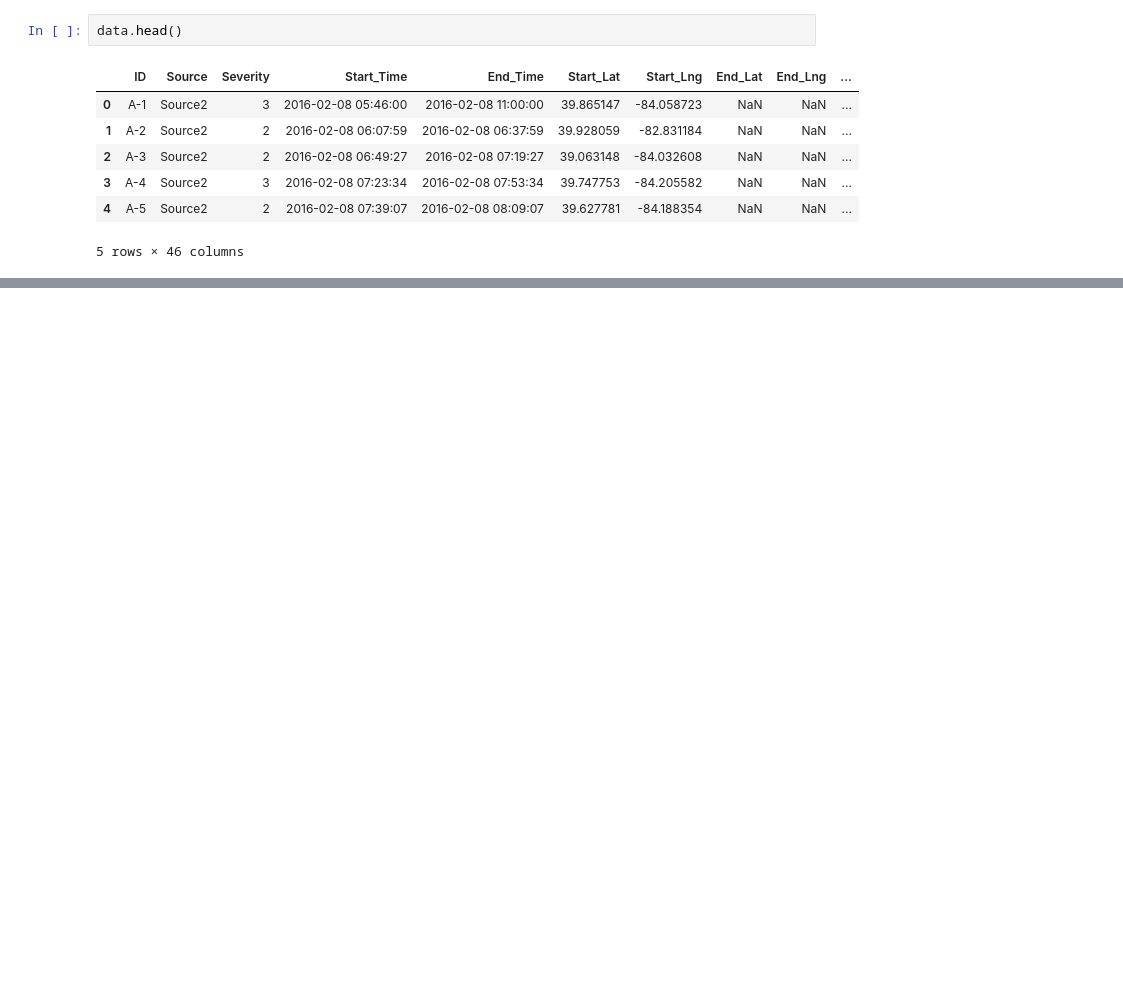
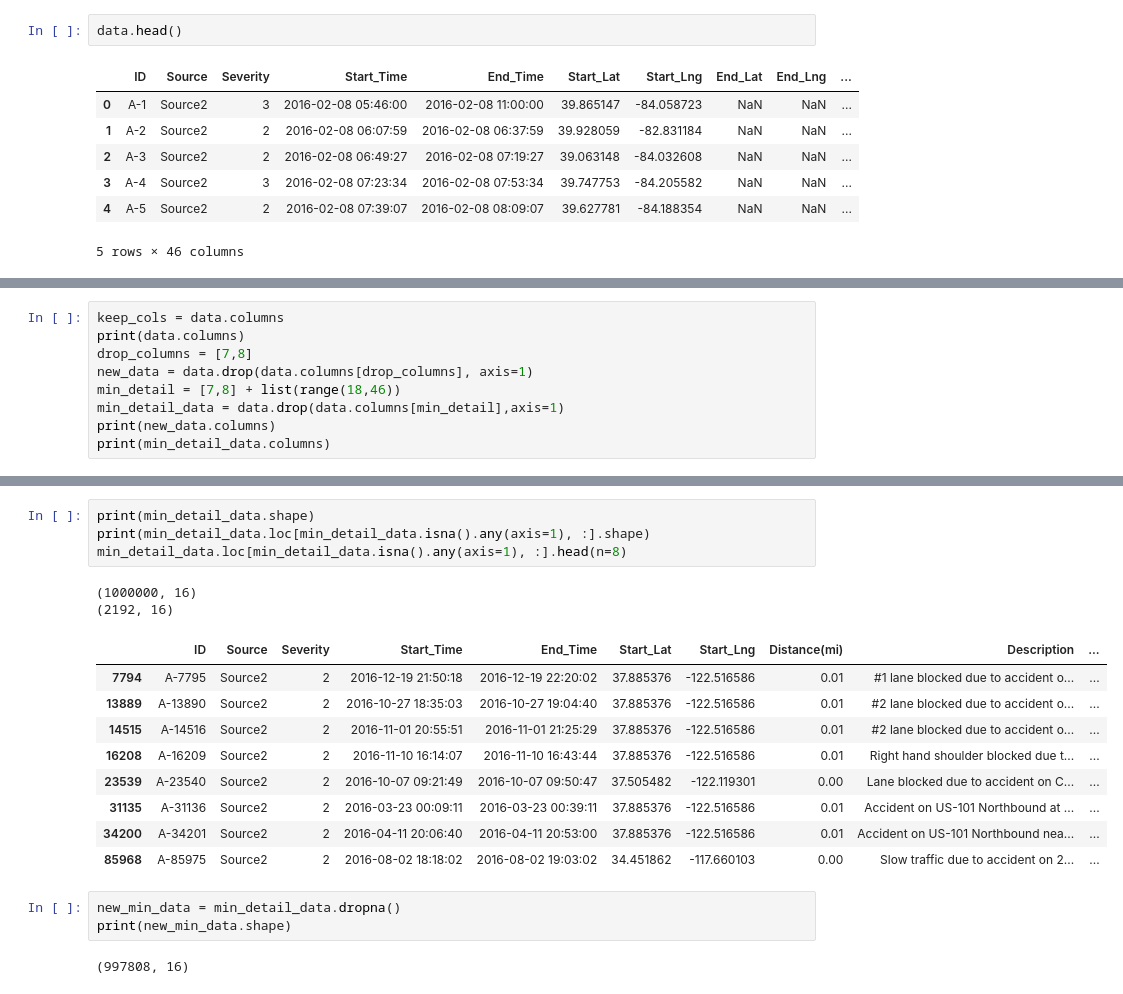
Before and after one commit to limesoda314/cs226-big-data-management-project, a Jupyter notebook: preprocessing/week3-ann.ipynb, the cells around one changed output, grey strips where cells are left out. Cells and saved outputs as stored; diff of their text form; blank space fills up the shorter version.

```diff
--- a/preprocessing/week3-ann.ipynb
+++ b/preprocessing/week3-ann.ipynb
@@ -36,0 +40,9 @@ Index(['ID', 'Source', 'Severity', 'Start_Time', 'End_Time', 'Start_Lat',
+# %%
+keep_cols = data.columns
+print(data.columns)
+drop_columns = [7,8]
+new_data = data.drop(data.columns[drop_columns], axis=1)
+min_detail = [7,8] + list(range(18,46))
+min_detail_data = data.drop(data.columns[min_detail],axis=1)
+print(new_data.columns)
+print(min_detail_data.columns)
@@ -36,0 +104,21 @@ Index(['ID', 'Source', 'Severity', 'Start_Time', 'End_Time', 'Start_Lat',
+# %%
+print(min_detail_data.shape)
+print(min_detail_data.loc[min_detail_data.isna().any(axis=1), :].shape)
+min_detail_data.loc[min_detail_data.isna().any(axis=1), :].head(n=8)
+# %% [output]
+(1000000, 16)
+(2192, 16)
+|  | ID | Source | Severity | Start_Time | End_Time | Start_Lat | Start_Lng | Distance(mi) | Description | ... |
+| 7794 | A-7795 | Source2 | 2 | 2016-12-19 21:50:18 | 2016-12-19 22:20:02 | 37.885376 | -122.516586 | 0.01 | #1 lane blocked due to accident o... | ... |
+| 13889 | A-13890 | Source2 | 2 | 2016-10-27 18:35:03 | 2016-10-27 19:04:40 | 37.885376 | -122.516586 | 0.01 | #2 lane blocked due to accident o... | ... |
+| 14515 | A-14516 | Source2 | 2 | 2016-11-01 20:55:51 | 2016-11-01 21:25:29 | 37.885376 | -122.516586 | 0.01 | #2 lane blocked due to accident o... | ... |
+| 16208 | A-16209 | Source2 | 2 | 2016-11-10 16:14:07 | 2016-11-10 16:43:44 | 37.885376 | -122.516586 | 0.01 | Right hand shoulder blocked due t... | ... |
+| 23539 | A-23540 | Source2 | 2 | 2016-10-07 09:21:49 | 2016-10-07 09:50:47 | 37.505482 | -122.119301 | 0.00 | Lane blocked due to accident on C... | ... |
+| 31135 | A-31136 | Source2 | 2 | 2016-03-23 00:09:11 | 2016-03-23 00:39:11 | 37.885376 | -122.516586 | 0.01 | Accident on US-101 Northbound at ... | ... |
+| 34200 | A-34201 | Source2 | 2 | 2016-04-11 20:06:40 | 2016-04-11 20:53:00 | 37.885376 | -122.516586 | 0.01 | Accident on US-101 Northbound nea... | ... |
+| 85968 | A-85975 | Source2 | 2 | 2016-08-02 18:18:02 | 2016-08-02 19:03:02 | 34.451862 | -117.660103 | 0.00 | Slow traffic due to accident on 2... | ... |
+# %%
+new_min_data = min_detail_data.dropna()
+print(new_min_data.shape)
+# %% [output]
+(997808, 16)
```
Also changed, not shown: parts of 6 cells of this notebook.
